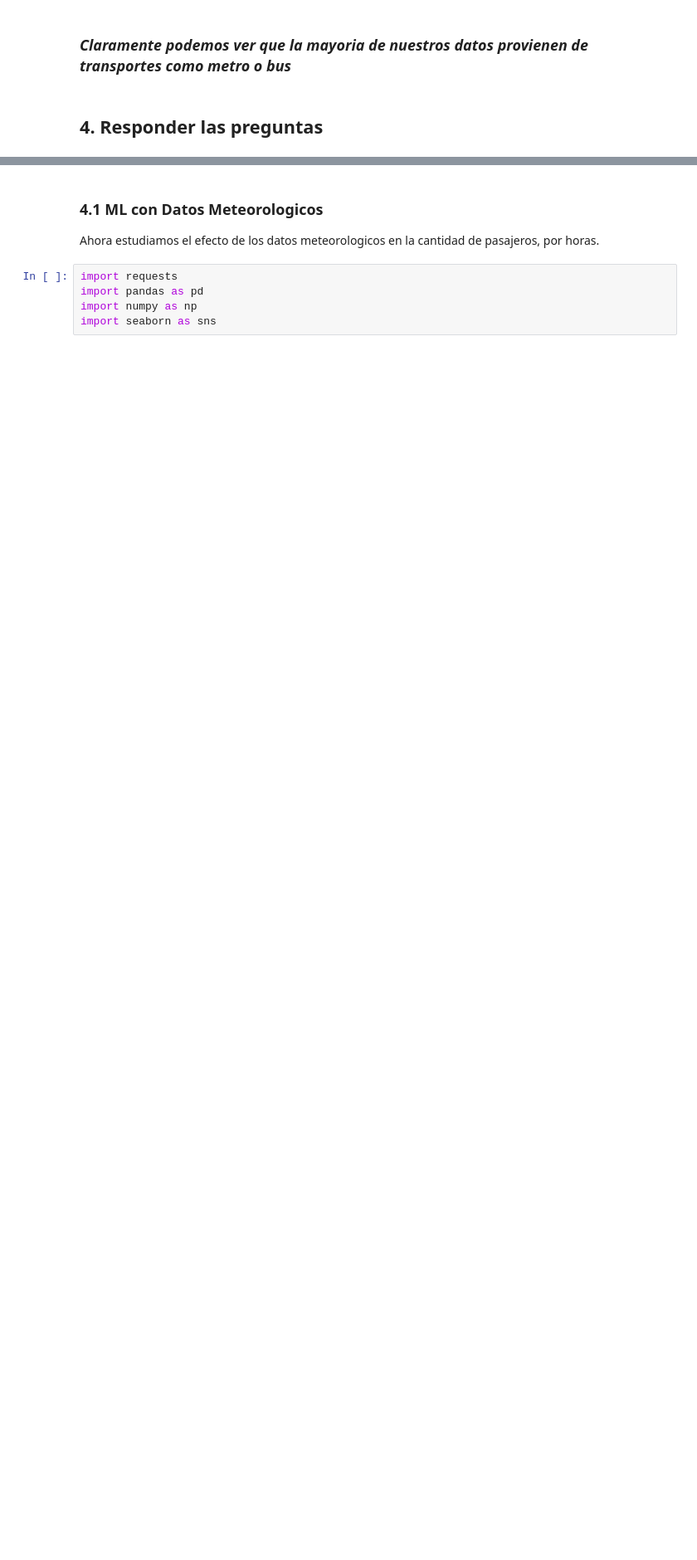
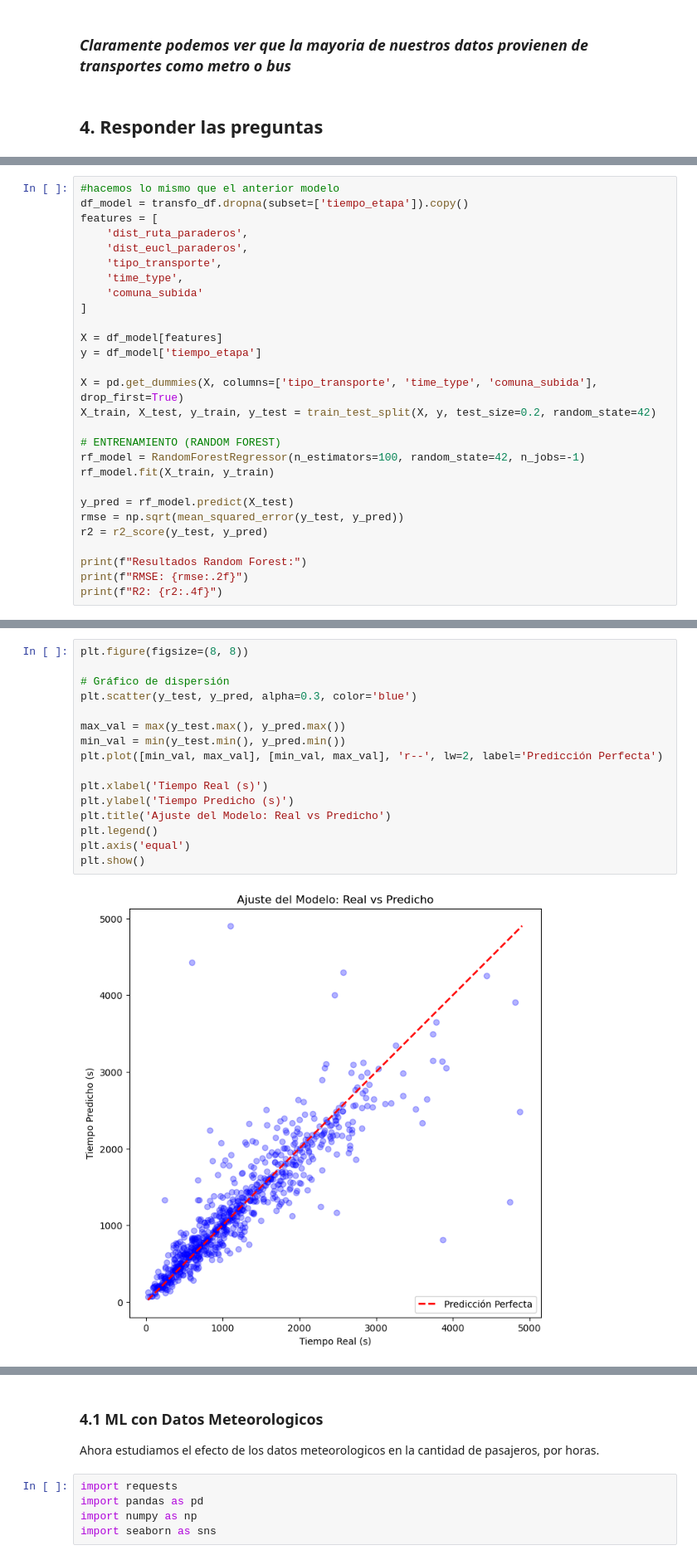
Before and after one commit to Cheng-0201/Proyecto-de-Ciencia-de-Dato, a Jupyter notebook: notebooks/Informe_Final.ipynb, the cells around one changed output, grey strips where cells are left out. Shown at 83% size. Drawn from its saved outputs; the diff is of its cells as text; blank space fills up the shorter version.

```diff
--- a/notebooks/Informe_Final.ipynb
+++ b/notebooks/Informe_Final.ipynb
@@ -449,0 +513,28 @@ plt.show()
+# %%
+#hacemos lo mismo que el anterior modelo
+df_model = transfo_df.dropna(subset=['tiempo_etapa']).copy()
+features = [
+    'dist_ruta_paraderos',
+    'dist_eucl_paraderos',
+    'tipo_transporte',
+    'time_type',
+    'comuna_subida'
+]
+
+X = df_model[features]
+y = df_model['tiempo_etapa']
+
+X = pd.get_dummies(X, columns=['tipo_transporte', 'time_type', 'comuna_subida'], drop_first=True)
+X_train, X_test, y_train, y_test = train_test_split(X, y, test_size=0.2, random_state=42)
+
+# ENTRENAMIENTO (RANDOM FOREST)
+rf_model = RandomForestRegressor(n_estimators=100, random_state=42, n_jobs=-1)
+rf_model.fit(X_train, y_train)
+
+y_pred = rf_model.predict(X_test)
+rmse = np.sqrt(mean_squared_error(y_test, y_pred))
+r2 = r2_score(y_test, y_pred)
+
+print(f"Resultados Random Forest:")
+print(f"RMSE: {rmse:.2f}")
+print(f"R2: {r2:.4f}")
@@ -449,0 +547,18 @@ plt.show()
+# %%
+plt.figure(figsize=(8, 8))
+
+# Gráfico de dispersión
+plt.scatter(y_test, y_pred, alpha=0.3, color='blue')
+
+max_val = max(y_test.max(), y_pred.max())
+min_val = min(y_test.min(), y_pred.min())
+plt.plot([min_val, max_val], [min_val, max_val], 'r--', lw=2, label='Predicción Perfecta')
+
+plt.xlabel('Tiempo Real (s)')
+plt.ylabel('Tiempo Predicho (s)')
+plt.title('Ajuste del Modelo: Real vs Predicho')
+plt.legend()
+plt.axis('equal')
+plt.show()
+# %% [output]
+[figure, added]
```
Also changed, not shown: parts of 23 cells of this notebook.
